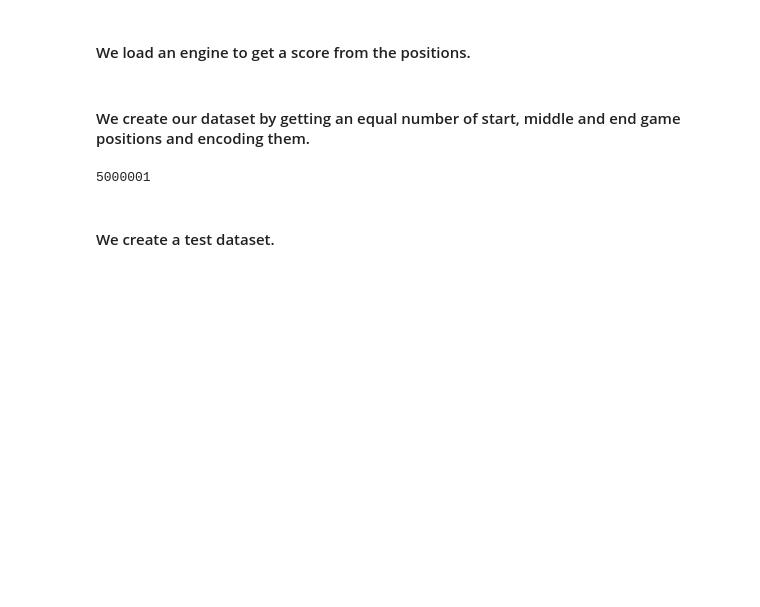
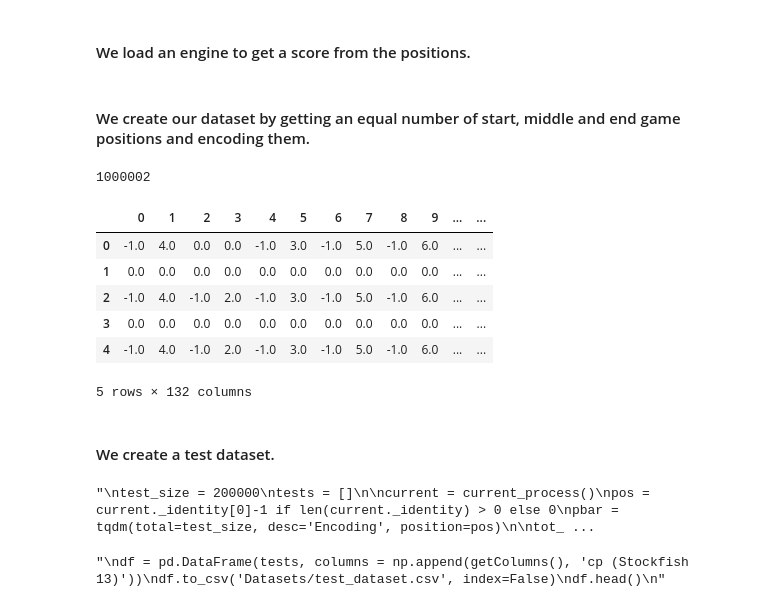
Before and after one commit to gaetanserre/GAiA, a Jupyter notebook: notebooks/Create_Dataset.ipynb, the cells around one changed output. Cells and saved outputs as stored; diff of their text form; code cells hidden in the pictures; blank space fills up the shorter version.

```diff
--- a/notebooks/Create_Dataset.ipynb
+++ b/notebooks/Create_Dataset.ipynb
@@ -21,7 +21,7 @@ score_getter = ScoreGetter('/home/gaetan/Téléchargements/stockfish/stockfish',
 # %% [markdown]
 #### We create our dataset by getting an equal number of start, middle and end game positions and encoding them.
 # %%
-total_size = 5000000
+total_size = 1000000
 batch_size = total_size / 3.0
 
 earlies = []
@@ -32,7 +32,7 @@ current = current_process()
 pos = current._identity[0]-1 if len(current._identity) > 0 else 0
 pbar = tqdm(total=total_size, desc='Splitting and encoding', position=pos)
 
-for i in range(len(boards)):
+for i in range(1000000, len(boards)):
     board = boards[i]
     part = checkIfEarlyMidEnd(board)
 
@@ -57,11 +57,19 @@ data = earlies + mids + ends
 random.shuffle(data)
 len(data)
 # %% [output]
-5000001
+1000002
 # %%
 df = pd.DataFrame(data, columns=np.append(getColumns(), 'cp (Stockfish 13)'))
-df.to_csv('Datasets/dataset.csv', index=False)
+df.to_csv('Datasets/dataset1.csv', index=False)
 df.head()
+# %% [output]
+|  | 0 | 1 | 2 | 3 | 4 | 5 | 6 | 7 | 8 | 9 | ... | ... |
+| 0 | -1.0 | 4.0 | 0.0 | 0.0 | -1.0 | 3.0 | -1.0 | 5.0 | -1.0 | 6.0 | ... | ... |
+| 1 | 0.0 | 0.0 | 0.0 | 0.0 | 0.0 | 0.0 | 0.0 | 0.0 | 0.0 | 0.0 | ... | ... |
+| 2 | -1.0 | 4.0 | -1.0 | 2.0 | -1.0 | 3.0 | -1.0 | 5.0 | -1.0 | 6.0 | ... | ... |
+| 3 | 0.0 | 0.0 | 0.0 | 0.0 | 0.0 | 0.0 | 0.0 | 0.0 | 0.0 | 0.0 | ... | ... |
+| 4 | -1.0 | 4.0 | -1.0 | 2.0 | -1.0 | 3.0 | -1.0 | 5.0 | -1.0 | 6.0 | ... | ... |
+5 rows × 132 columns
 # %% [markdown]
 #### We create a test dataset.
 # %%
@@ -82,9 +90,13 @@ pbar.close()
 
 len(tests)
 '''
+# %% [output]
+"\ntest_size = 200000\ntests = []\n\ncurrent = current_process()\npos = current._identity[0]-1 if len(current._identity) > 0 else 0\npbar = tqdm(total=test_size, desc='Encoding', position=pos)\n\ntot_ ...
 # %%
 '''
 df = pd.DataFrame(tests, columns = np.append(getColumns(), 'cp (Stockfish 13)'))
 df.to_csv('Datasets/test_dataset.csv', index=False)
 df.head()
 '''
+# %% [output]
+"\ndf = pd.DataFrame(tests, columns = np.append(getColumns(), 'cp (Stockfish 13)'))\ndf.to_csv('Datasets/test_dataset.csv', index=False)\ndf.head()\n"
```
Also changed, not shown: 4 other files.
